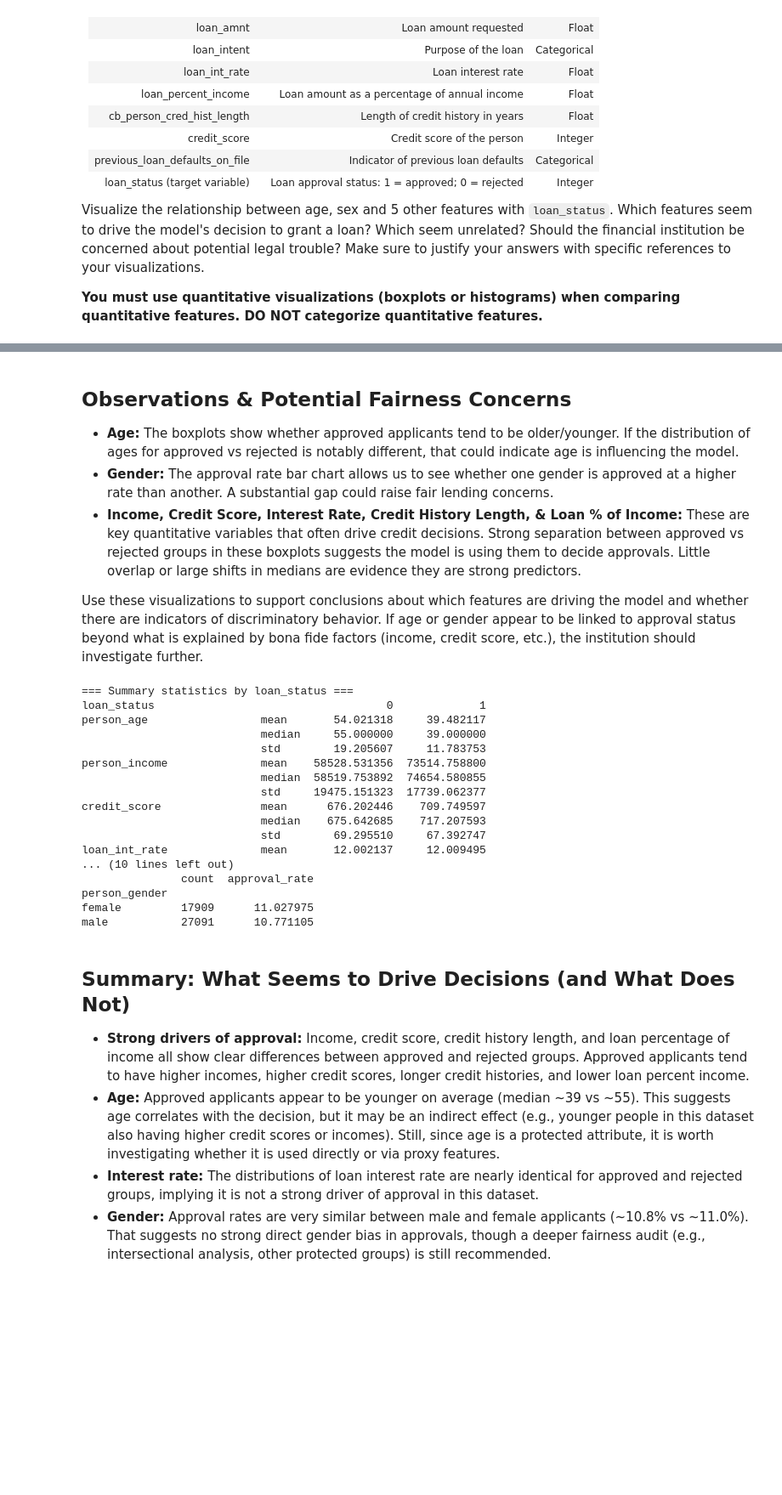
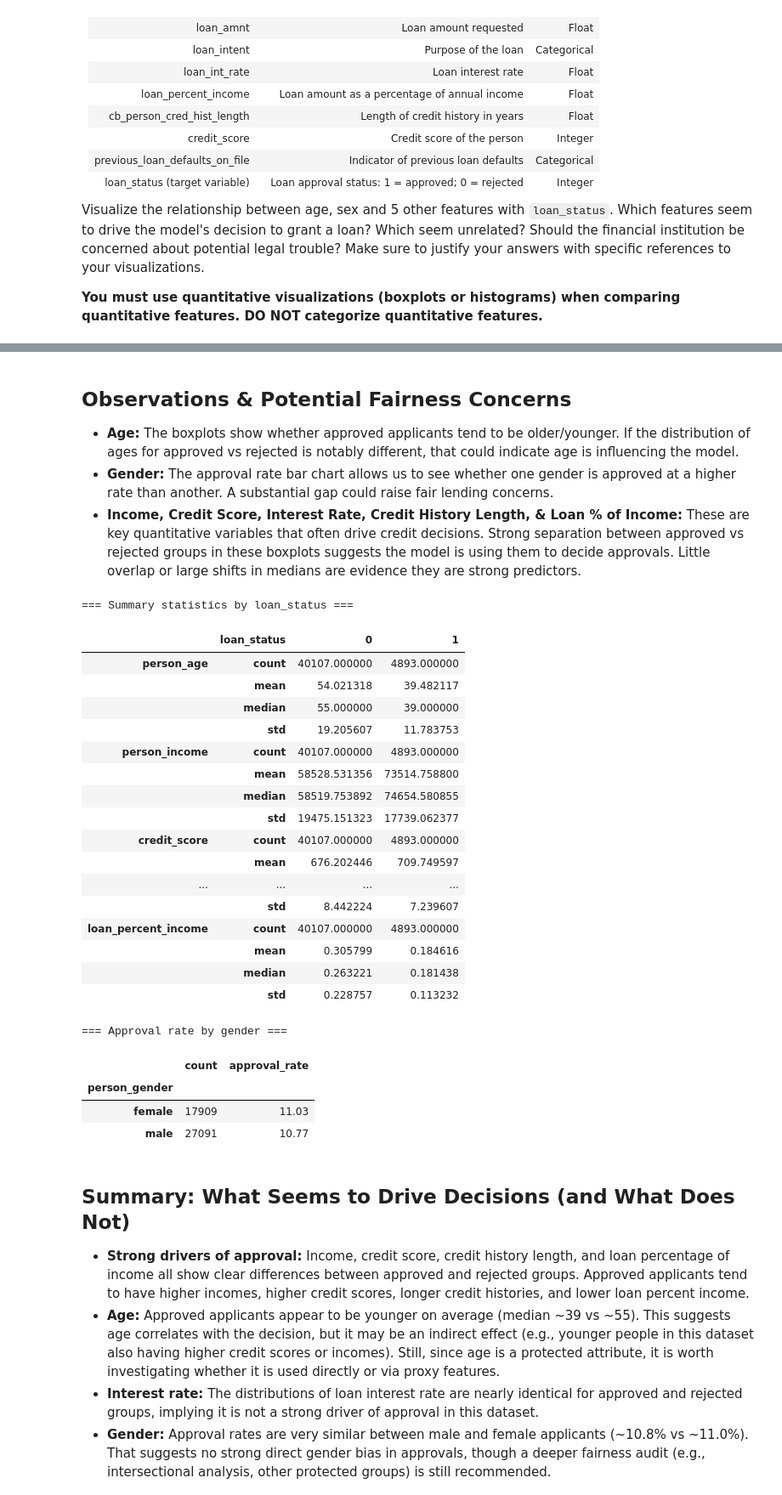
Before and after one commit to Llexinoc/1.3-Intro-to-Data-Visualization-Lab-Main-main, a Jupyter notebook: 1.3-Intro-to-Data-Visualization-Lab-Main-main/Lab/2.5 Visualizing Relationships Between Groups Lab.ipynb, the cells around one changed output, grey strips where cells are left out. Shown at 85% size. Cells and saved outputs as stored; diff of their text form; code cells hidden in the pictures; blank space fills up the shorter version.

```diff
--- a/1.3-Intro-to-Data-Visualization-Lab-Main-main/Lab/2.5 Visualizing Relationships Between Groups Lab.ipynb
+++ b/1.3-Intro-to-Data-Visualization-Lab-Main-main/Lab/2.5 Visualizing Relationships Between Groups Lab.ipynb
@@ -111,47 +133,57 @@ plt.show()
 - **Age:** The boxplots show whether approved applicants tend to be older/younger. If the distribution of ages for approved vs rejected is notably different, that could indicate age is influencing the model.
 - **Gender:** The approval rate bar chart allows us to see whether one gender is approved at a higher rate than another. A substantial gap could raise fair lending concerns.
 - **Income, Credit Score, Interest Rate, Credit History Length, & Loan % of Income:** These are key quantitative variables that often drive credit decisions. Strong separation between approved vs rejected groups in these boxplots suggests the model is using them to decide approvals. Little overlap or large shifts in medians are evidence they are strong predictors.
-
-Use these visualizations to support conclusions about which features are driving the model and whether there are indicators of discriminatory behavior. If age or gender appear to be linked to approval status beyond what is explained by bona fide factors (income, credit score, etc.), the institution should investigate further.
 # %%
 # Quantitative summaries to support interpretations
-summary = df.groupby("loan_status")[
-    [
-        "person_age",
-        "person_income",
-        "credit_score",
-        "loan_int_rate",
-        "cb_person_cred_hist_length",
-        "loan_percent_income",
-    ]
-].agg(["mean", "median", "std"]).T
+quant_cols = [
+    "person_age",
+    "person_income",
+    "credit_score",
+    "loan_int_rate",
+    "cb_person_cred_hist_length",
+    "loan_percent_income",
+]
+
+grouped = df.groupby("loan_status")[quant_cols]
+summary = grouped.agg(["count", "mean", "median", "std"]).T
 
 print("=== Summary statistics by loan_status ===")
-print(summary)
+display(summary)
 
-approval_by_gender = df.groupby("person_gender")["loan_status"].agg(["count", "mean"]).rename(columns={"mean": "approval_rate"})
-approval_by_gender["approval_rate"] = approval_by_gender["approval_rate"] * 100
+# Approval rates by gender
+approval_by_gender = (
+    df.groupby("person_gender")["loan_status"]
+    .agg(["count", "mean"])
+    .rename(columns={"mean": "approval_rate"})
+)
+approval_by_gender["approval_rate"] = (approval_by_gender["approval_rate"] * 100).round(2)
 
 print("\n=== Approval rate by gender ===")
-print(approval_by_gender)
+display(approval_by_gender)
 # %% [output]
 === Summary statistics by loan_status ===
-loan_status                                   0             1
-person_age                 mean       54.021318     39.482117
-                           median     55.000000     39.000000
-                           std        19.205607     11.783753
-person_income              mean    58528.531356  73514.758800
-                           median  58519.753892  74654.580855
-                           std     19475.151323  17739.062377
-credit_score               mean      676.202446    709.749597
-                           median    675.642685    717.207593
-                           std        69.295510     67.392747
-loan_int_rate              mean       12.002137     12.009495
-... (10 lines left out)
-               count  approval_rate
-person_gender
-female         17909      11.027975
-male           27091      10.771105
+|  | loan_status | 0 | 1 |
+| person_age | count | 40107.000000 | 4893.000000 |
+|  | mean | 54.021318 | 39.482117 |
+|  | median | 55.000000 | 39.000000 |
+|  | std | 19.205607 | 11.783753 |
+| person_income | count | 40107.000000 | 4893.000000 |
+|  | mean | 58528.531356 | 73514.758800 |
+|  | median | 58519.753892 | 74654.580855 |
+|  | std | 19475.151323 | 17739.062377 |
+| credit_score | count | 40107.000000 | 4893.000000 |
+|  | mean | 676.202446 | 709.749597 |
+| ... | ... | ... | ... |
+|  | std | 8.442224 | 7.239607 |
+| loan_percent_income | count | 40107.000000 | 4893.000000 |
+|  | mean | 0.305799 | 0.184616 |
+|  | median | 0.263221 | 0.181438 |
+|  | std | 0.228757 | 0.113232 |
+=== Approval rate by gender ===
+|  | count | approval_rate |
+| person_gender |  |  |
+| female | 17909 | 11.03 |
+| male | 27091 | 10.77 |
 # %% [markdown]
 ## Summary: What Seems to Drive Decisions (and What Does Not)
 
```
Also changed, not shown: parts of 1 cell of this notebook.
